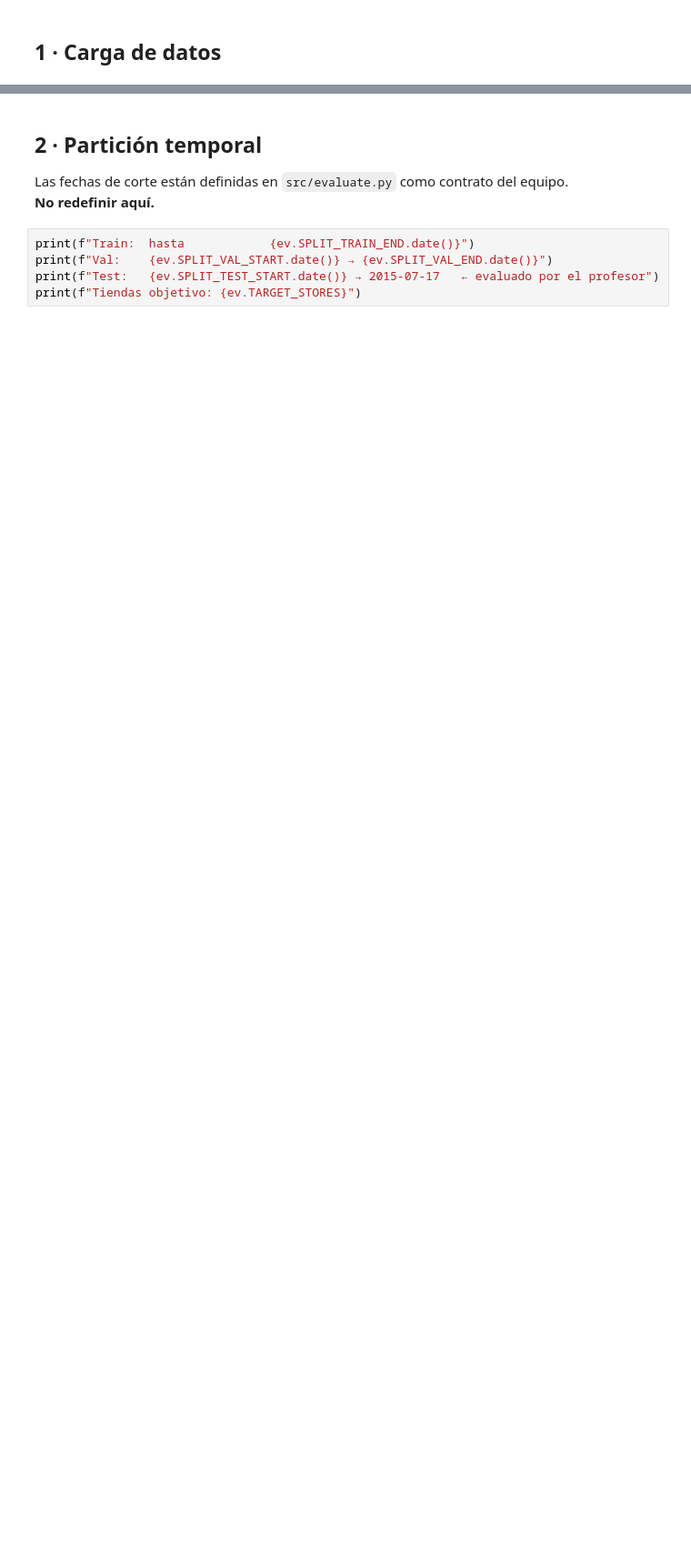
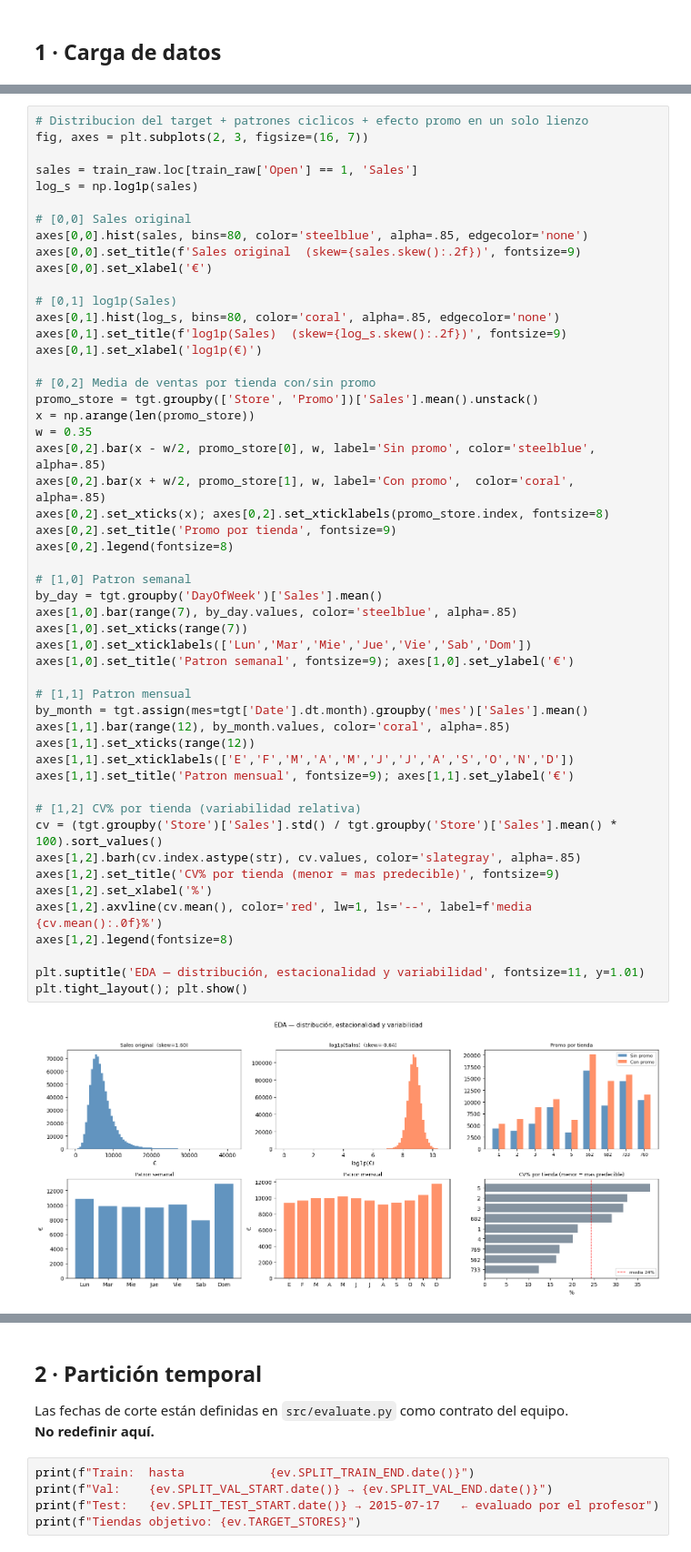
Before and after one commit to Romequinco/TAREA_ENTRADAS_HETEROGENEAS, a Jupyter notebook: notebooks/oscar.ipynb, the cells around one changed output, grey strips where cells are left out. Shown at 91% size. Cells and saved outputs as stored; diff of their text form; blank space fills up the shorter version.

```diff
--- a/notebooks/oscar.ipynb
+++ b/notebooks/oscar.ipynb
@@ -45,0 +100,53 @@ train_raw.head(3)
+# %%
+# Distribucion del target + patrones ciclicos + efecto promo en un solo lienzo
+fig, axes = plt.subplots(2, 3, figsize=(16, 7))
+
+sales = train_raw.loc[train_raw['Open'] == 1, 'Sales']
+log_s = np.log1p(sales)
+
+# [0,0] Sales original
+axes[0,0].hist(sales, bins=80, color='steelblue', alpha=.85, edgecolor='none')
+axes[0,0].set_title(f'Sales original  (skew={sales.skew():.2f})', fontsize=9)
+axes[0,0].set_xlabel('€')
+
+# [0,1] log1p(Sales)
+axes[0,1].hist(log_s, bins=80, color='coral', alpha=.85, edgecolor='none')
+axes[0,1].set_title(f'log1p(Sales)  (skew={log_s.skew():.2f})', fontsize=9)
+axes[0,1].set_xlabel('log1p(€)')
+
+# [0,2] Media de ventas por tienda con/sin promo
+promo_store = tgt.groupby(['Store', 'Promo'])['Sales'].mean().unstack()
+x = np.arange(len(promo_store))
+w = 0.35
+axes[0,2].bar(x - w/2, promo_store[0], w, label='Sin promo', color='steelblue', alpha=.85)
+axes[0,2].bar(x + w/2, promo_store[1], w, label='Con promo',  color='coral',     alpha=.85)
+axes[0,2].set_xticks(x); axes[0,2].set_xticklabels(promo_store.index, fontsize=8)
+axes[0,2].set_title('Promo por tienda', fontsize=9)
+axes[0,2].legend(fontsize=8)
+
+# [1,0] Patron semanal
+by_day = tgt.groupby('DayOfWeek')['Sales'].mean()
+axes[1,0].bar(range(7), by_day.values, color='steelblue', alpha=.85)
+axes[1,0].set_xticks(range(7))
+axes[1,0].set_xticklabels(['Lun','Mar','Mie','Jue','Vie','Sab','Dom'])
+axes[1,0].set_title('Patron semanal', fontsize=9); axes[1,0].set_ylabel('€')
+
+# [1,1] Patron mensual
+by_month = tgt.assign(mes=tgt['Date'].dt.month).groupby('mes')['Sales'].mean()
+axes[1,1].bar(range(12), by_month.values, color='coral', alpha=.85)
+axes[1,1].set_xticks(range(12))
+axes[1,1].set_xticklabels(['E','F','M','A','M','J','J','A','S','O','N','D'])
+axes[1,1].set_title('Patron mensual', fontsize=9); axes[1,1].set_ylabel('€')
+
+# [1,2] CV% por tienda (variabilidad relativa)
+cv = (tgt.groupby('Store')['Sales'].std() / tgt.groupby('Store')['Sales'].mean() * 100).sort_values()
+axes[1,2].barh(cv.index.astype(str), cv.values, color='slategray', alpha=.85)
+axes[1,2].set_title('CV% por tienda (menor = mas predecible)', fontsize=9)
+axes[1,2].set_xlabel('%')
+axes[1,2].axvline(cv.mean(), color='red', lw=1, ls='--', label=f'media {cv.mean():.0f}%')
+axes[1,2].legend(fontsize=8)
+
+plt.suptitle('EDA — distribución, estacionalidad y variabilidad', fontsize=11, y=1.01)
+plt.tight_layout(); plt.show()
+# %% [output]
+[figure, added]
```
Also changed, not shown: parts of 18 cells of this notebook, 8 other files.
